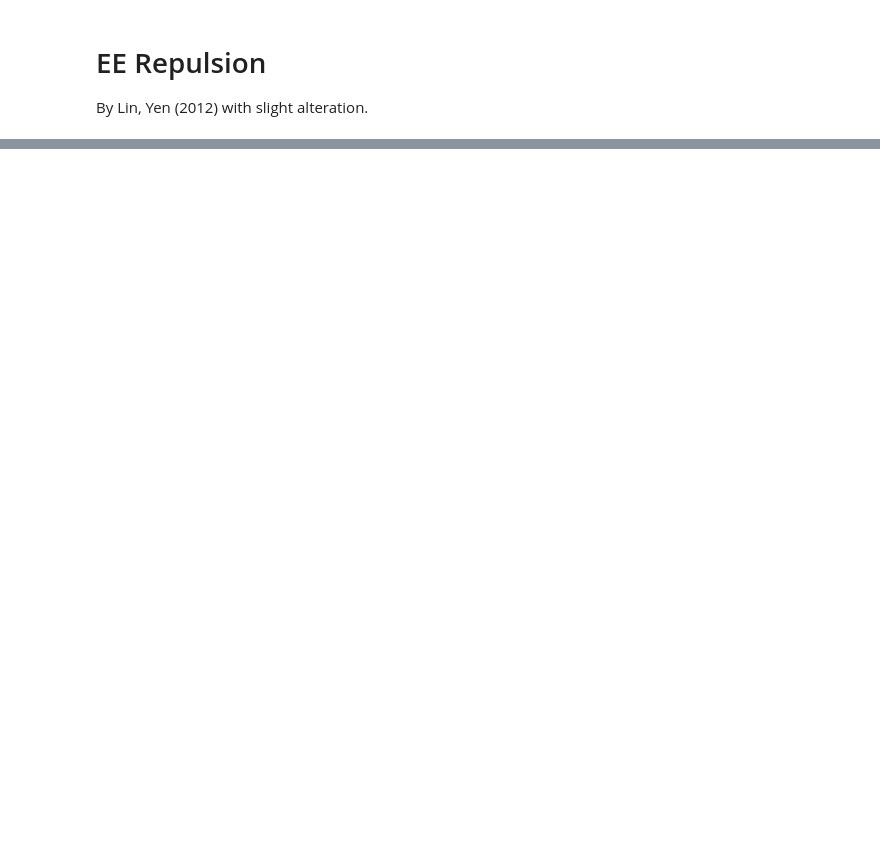
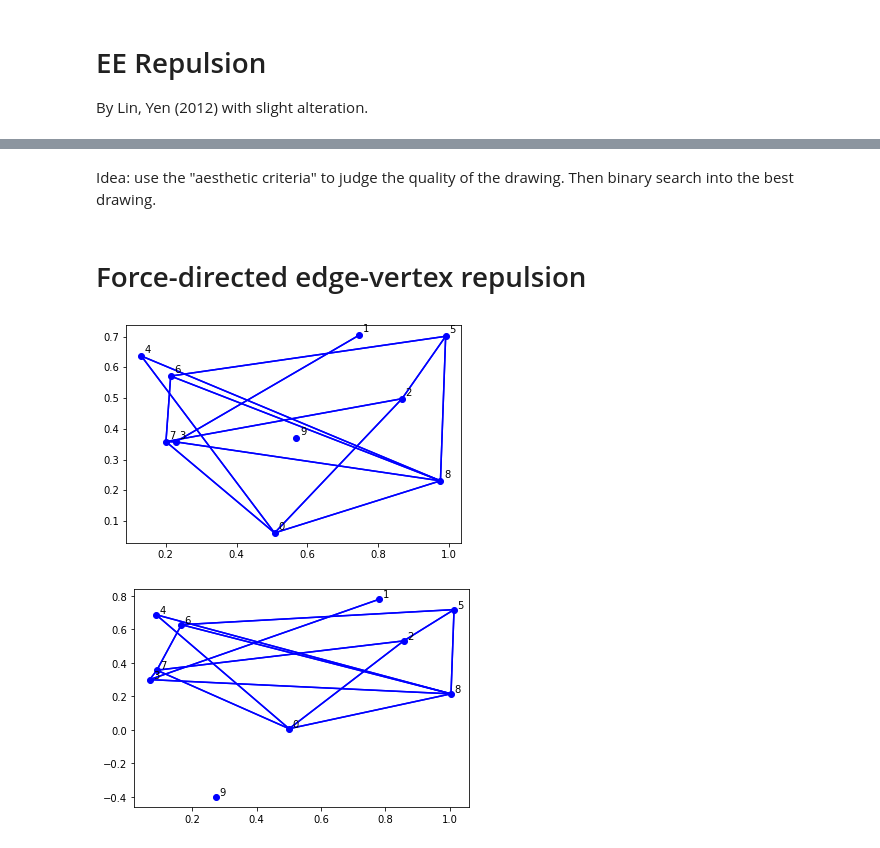
Before and after one commit to chclam/PrettyGD, a Jupyter notebook: graph_drawing_playground.ipynb, the cells around one changed output, grey strips where cells are left out. Cells and saved outputs as stored; diff of their text form; code cells hidden in the pictures; blank space fills up the shorter version.

```diff
--- a/graph_drawing_playground.ipynb
+++ b/graph_drawing_playground.ipynb
@@ -167,0 +169,45 @@ draw(W, adj_V)
+# %% [markdown]
+Idea: use the "aesthetic criteria" to judge the quality of the drawing. Then binary search into the best drawing.
+# %% [markdown]
+# Force-directed edge-vertex repulsion
+# %%
+import numpy as np
+
+def is_left(p, q, r):
+  # returns whether r is left of line pq
+  s = (q[0] - p[0]) * (r[1] - p[1]) - (q[1] - p[1]) * (r[0] - [0])
+  if s > 0:
+    return True
+  return False
+
+def ev_repulsion(V, adj_V):
+  C6 = 0.02
+  W = V.copy()
+  F = np.zeros((len(V), 2))
+  for i in range(len(V)):
+    v = V[i]
+    for j in range(len(V)):
+      w = V[j]
+      for k in adj_V[j]:
+        u = V[k]
+        if (v[0] == u[0] and v[1] == u[1]) or (v[0] == w[0] and v[1] == w[1]):
+          continue
+        vu = np.subtract(u, v)
+        vw = np.subtract(w, v)
+        vu_u = np.divide(vu, card(vu))
+        vw_u = np.divide(vw, card(vw))
+        bisect = np.add(vu, vw)
+        bs_n = bisect
+        bs_n = -1 * (0.1 / (card(bs_n) ** 2)) * bs_n / card(bs_n)
+        F[i] += bs_n
+
+  for i in range(len(V)):
+    W[i] += np.multiply(C6, F[i])
+  return W
+
+W = ev_repulsion(V, adj_V)
+draw(V, adj_V)
+draw(W, adj_V)
+# %% [output]
+[figure, added]
+[figure, added]
```
Also changed, not shown: parts of 2 cells of this notebook.
